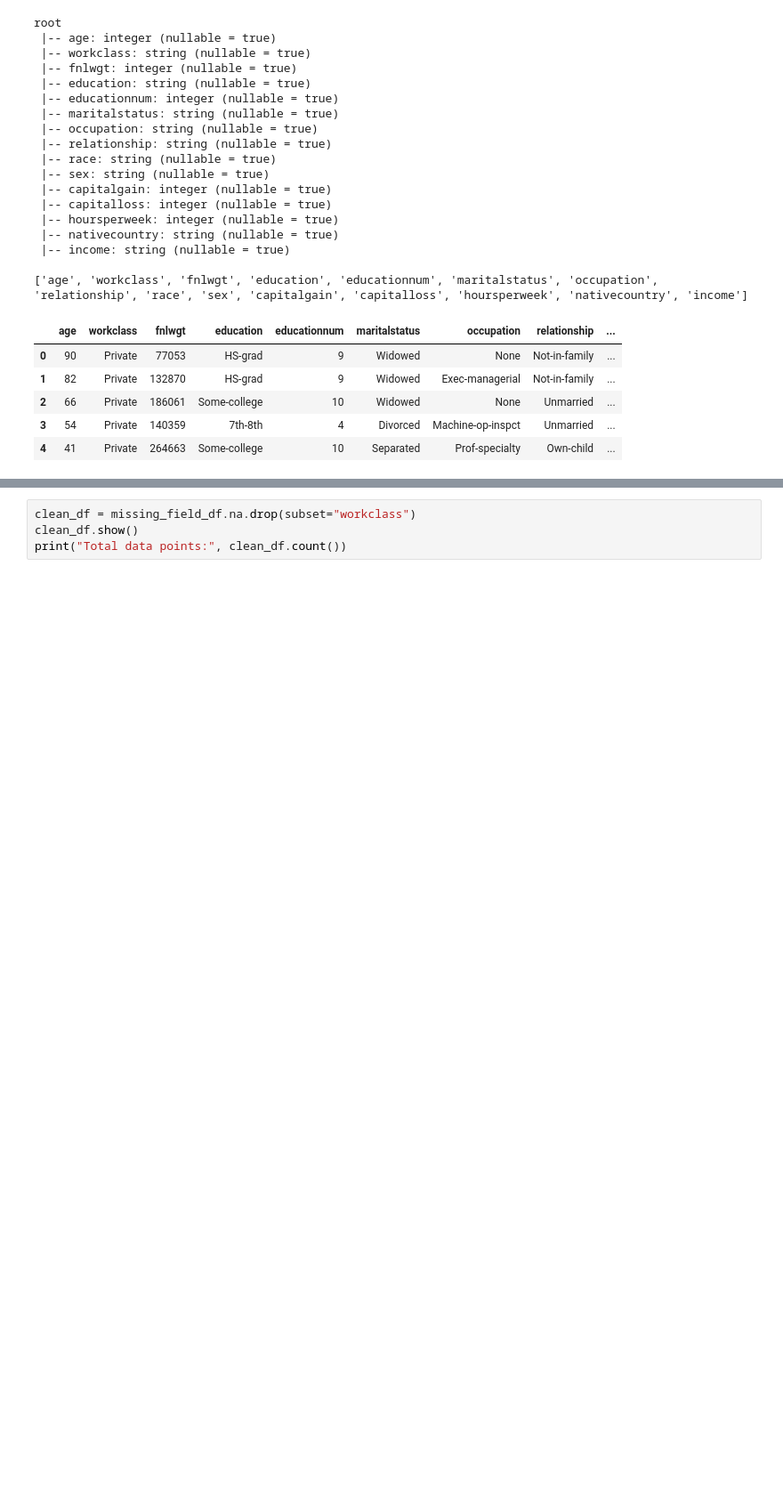
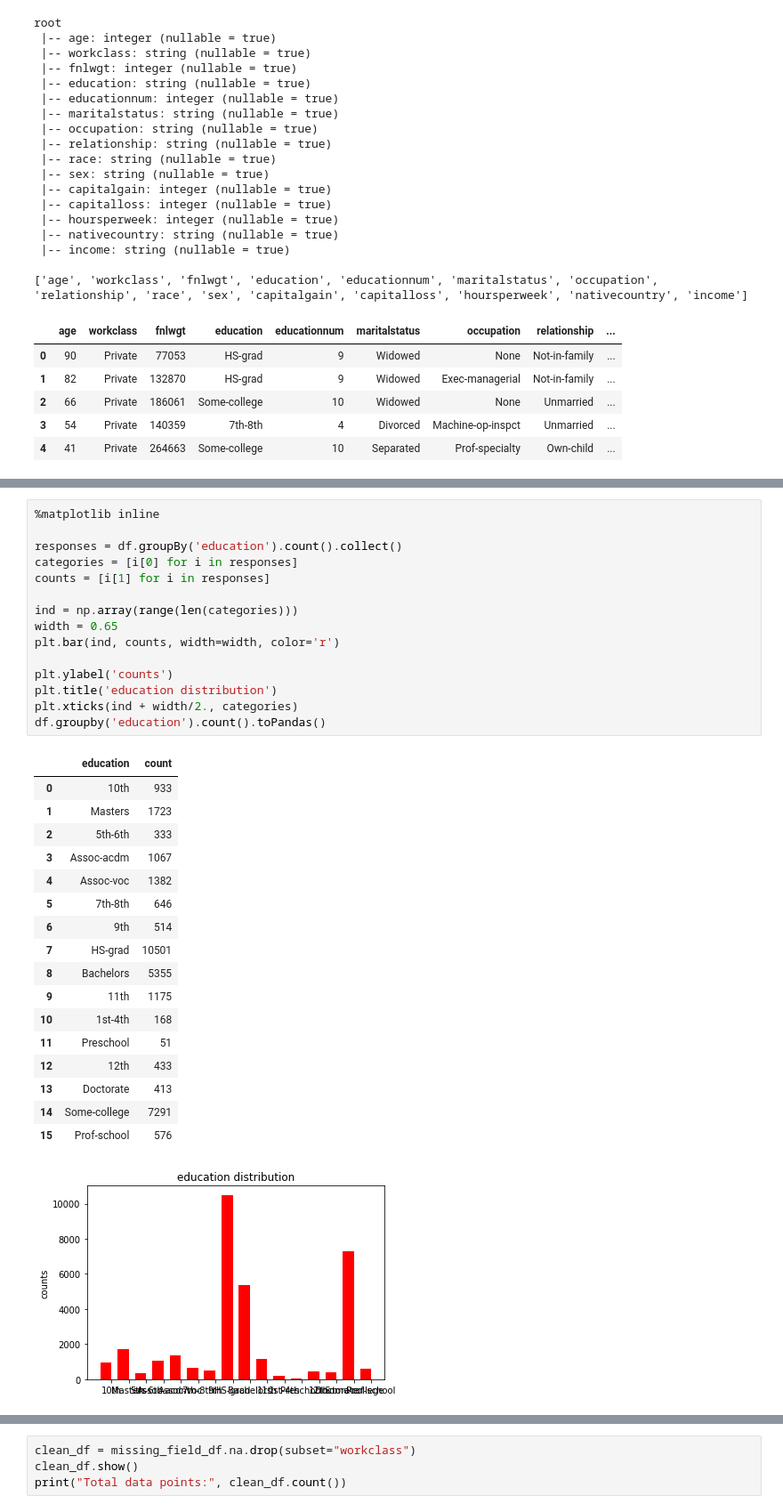
Before and after one commit to tingyuzhang123/Adult-income-level, a Jupyter notebook: Adult income level.ipynb, the cells around one changed output, grey strips where cells are left out. Shown at 89% size. Saved outputs shown, nothing was run; the diff lists cells and outputs as text; blank space fills up the shorter version.

```diff
--- a/Adult income level.ipynb
+++ b/Adult income level.ipynb
@@ -72,0 +125,34 @@ root
+# %%
+%matplotlib inline
+
+responses = df.groupBy('education').count().collect()
+categories = [i[0] for i in responses]
+counts = [i[1] for i in responses]
+
+ind = np.array(range(len(categories)))
+width = 0.65
+plt.bar(ind, counts, width=width, color='r')
+
+plt.ylabel('counts')
+plt.title('education distribution')
+plt.xticks(ind + width/2., categories)
+df.groupby('education').count().toPandas()
+# %% [output]
+|  | education | count |
+| 0 | 10th | 933 |
+| 1 | Masters | 1723 |
+| 2 | 5th-6th | 333 |
+| 3 | Assoc-acdm | 1067 |
+| 4 | Assoc-voc | 1382 |
+| 5 | 7th-8th | 646 |
+| 6 | 9th | 514 |
+| 7 | HS-grad | 10501 |
+| 8 | Bachelors | 5355 |
+| 9 | 11th | 1175 |
+| 10 | 1st-4th | 168 |
+| 11 | Preschool | 51 |
+| 12 | 12th | 433 |
+| 13 | Doctorate | 413 |
+| 14 | Some-college | 7291 |
+| 15 | Prof-school | 576 |
+[figure, added]
```
Also changed, not shown: parts of 67 cells of this notebook.
